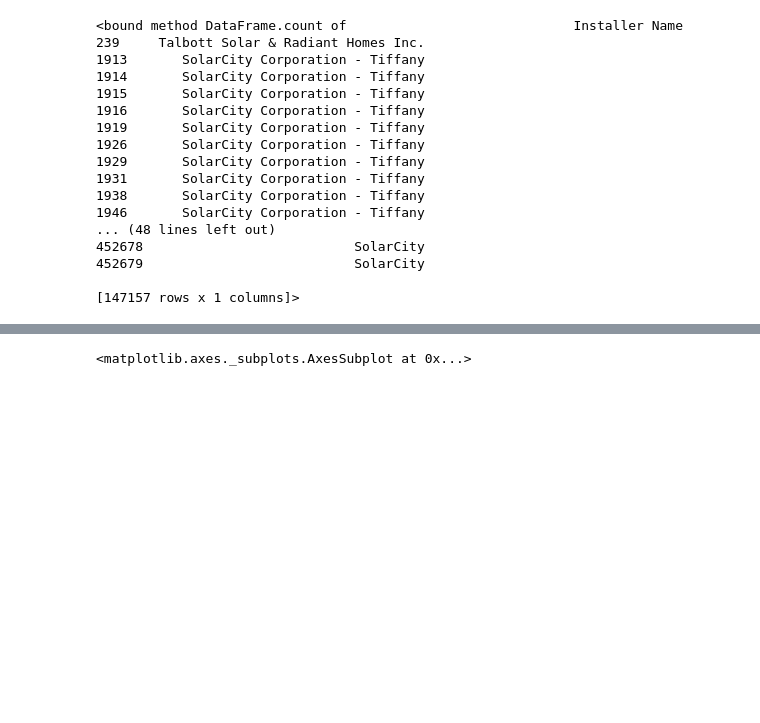
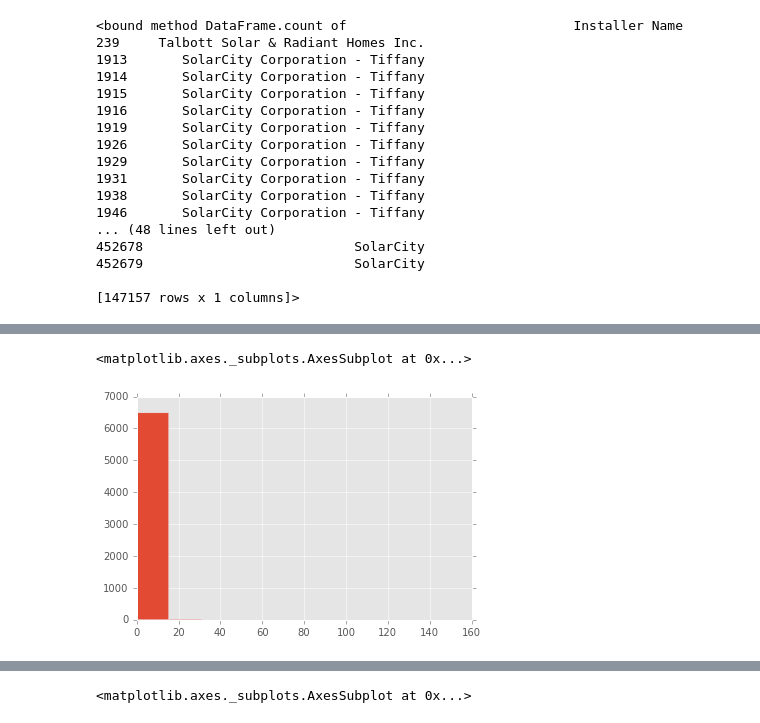
Before and after one commit to wilfeli/ABMIRISLab, a Jupyter notebook: Model/SolarData.ipynb, the cells around one changed output, grey strips where cells are left out. Cells and saved outputs as stored; diff of their text form; code cells hidden in the pictures; blank space fills up the shorter version.

```diff
--- a/Model/SolarData.ipynb
+++ b/Model/SolarData.ipynb
@@ -302,0 +158,8 @@ Name: Module Manufacturer 1, dtype: int64
+# %%
+ss_df = ss_df[(ss_df.T != 0).all()]
+ss_df['Price_per_Watt'] = ss_df['Total System Cost']/ss_df['System Size DC']/1000
+# %%
+ss_df['Price_per_Watt'][ss_df['Total System Cost'] < 180000].hist()
+# %% [output]
+<matplotlib.axes._subplots.AxesSubplot at 0x...>
+[figure, added]
```
Also changed, not shown: parts of 24 cells of this notebook, 8 other files.
